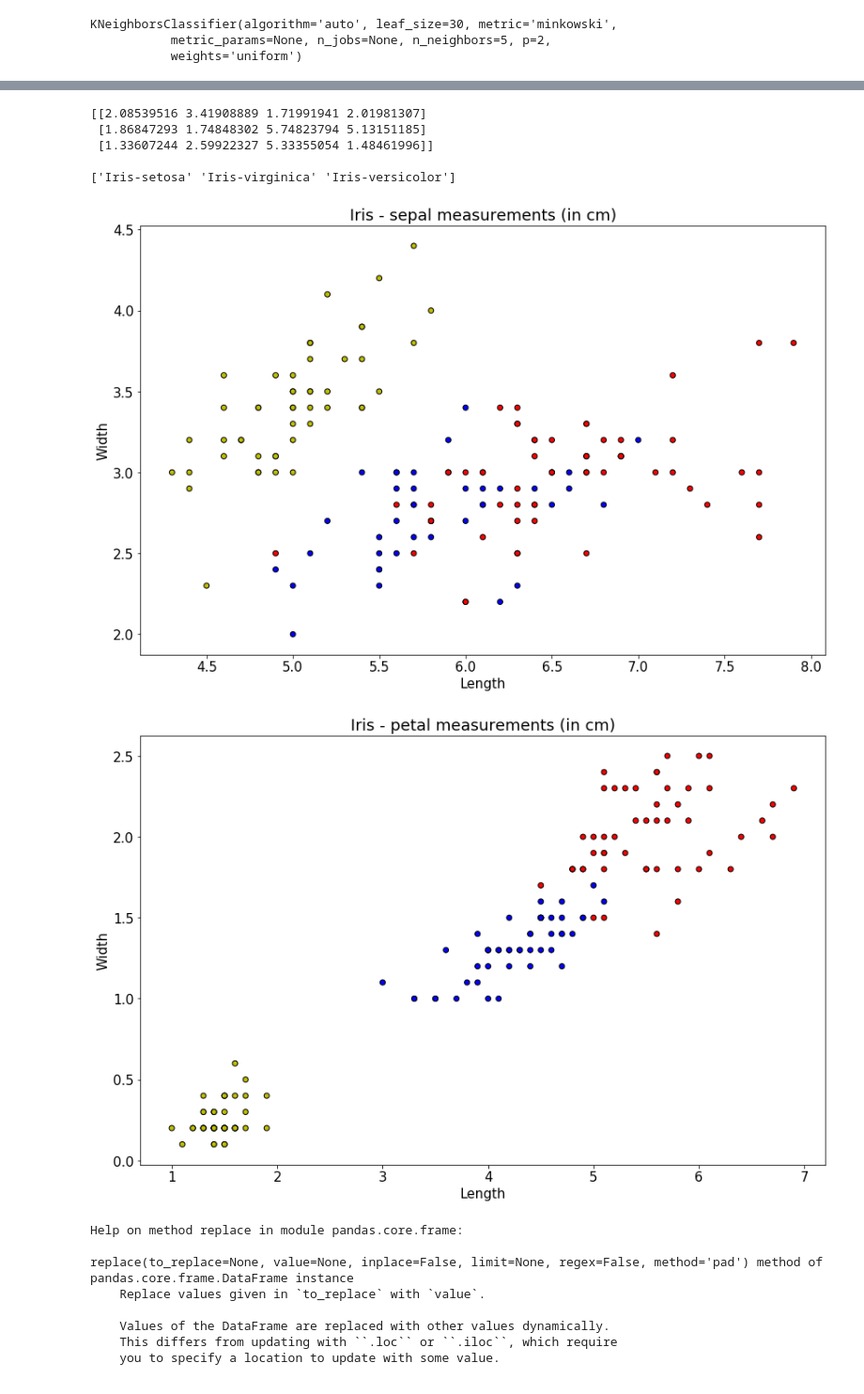
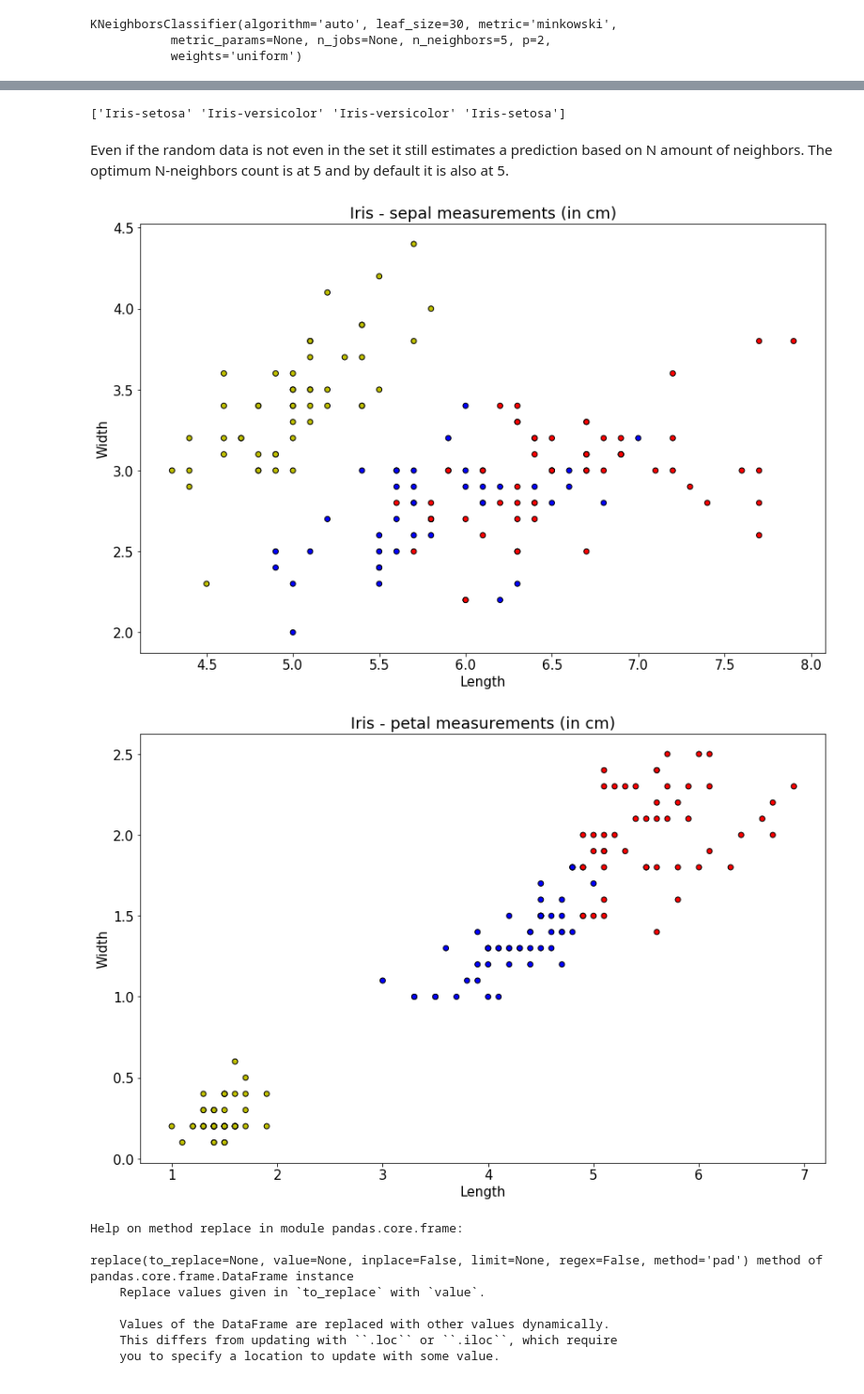
Before and after one commit to rovvvn/2017-cmp, a Jupyter notebook: ASCANO-HW12-KNN-ML.ipynb, the cells around one changed output, grey strips where cells are left out. Shown at 94% size. Cells and saved outputs as stored; diff of their text form; code cells hidden in the pictures.

```diff
--- a/ASCANO-HW12-KNN-ML.ipynb
+++ b/ASCANO-HW12-KNN-ML.ipynb
@@ -108,0 +159,7 @@ The accuracy is 94.7368 %
+# %%
+# classifies color in graph
+X2_train, X2_test, y2_train, y2_test = train_test_split(X,color_scheme)
+# %%
+classifier3 = KNeighborsClassifier()
+# %%
+classifier3.fit(X2_train, y2_train)
@@ -109,44 +170,44 @@ The accuracy is 94.7368 %
 # %%
+import matplotlib.pyplot as plt
 import random
 # input random data and try to classify
 # random_data = np.array([ [4.1,4.0,6.3,1.8] , [4.4,5.0,5.3,0.8] , [5.1,3.5,1.4,0.2] ])
-random_data = 6 * np.random.random((3,4))
+random_data = 4 * np.random.random((4,4))
 random_data = random_data.reshape(len(random_data),-1)
 
 
 # From error message: Reshape your data either using array.reshape(-1, 1)
 # if your data has a single feature or array.reshape(1, -1) if it contains a single sample.
 
-print(random_data)
+#print(random_data)
 print('')
 
 prediction = classifier.predict(random_data)
+
 print(prediction)
 # %% [output]
-[[2.08539516 3.41908889 1.71991941 2.01981307]
- [1.86847293 1.74848302 5.74823794 5.13151185]
- [1.33607244 2.59922327 5.33355054 1.48461996]]
-
-['Iris-setosa' 'Iris-virginica' 'Iris-versicolor']
+['Iris-setosa' 'Iris-versicolor' 'Iris-versicolor' 'Iris-setosa']
+# %% [markdown]
+Even if the random data is not even in the set it still estimates a prediction based on N amount of neighbors.
+The optimum N-neighbors count is at 5 and by default it is also at 5.
 # %%
 # PLOT HERE
-import matplotlib.pyplot as plt
+y_predicted = classifier3.predict(X)
 
-
-plt.scatter(df['sepal_L'] , df['sepal_W'], c=color_scheme, edgecolor='k')
+plt.scatter(df['sepal_L'] , df['sepal_W'], c=y_predicted, edgecolor='k')
 plt.title('Iris - sepal measurements (in cm)')
 plt.xlabel('Length')
 plt.ylabel('Width')
 plt.show()
 
-plt.scatter(df['petal_L'] , df['petal_W'], c=color_scheme, edgecolor='k')
+plt.scatter(df['petal_L'] , df['petal_W'], c=y_predicted, edgecolor='k')
 plt.title('Iris - petal measurements (in cm)')
 plt.xlabel('Length')
 plt.ylabel('Width')
 plt.show()
 # %% [output]
-[figure, old version]
+[figure, new version]
-[figure, old version]
+[figure, new version]
 # %%
 # resize figure and font
 plt.rcParams['figure.figsize'] = (14,9)
```
Also changed, not shown: parts of 22 cells of this notebook.
